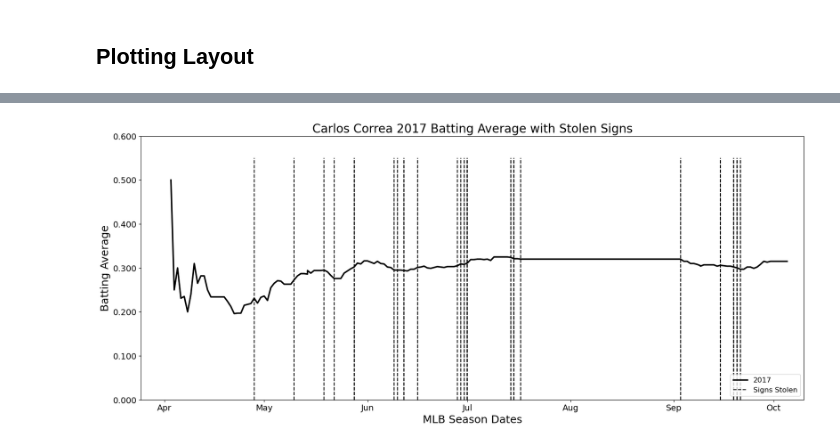
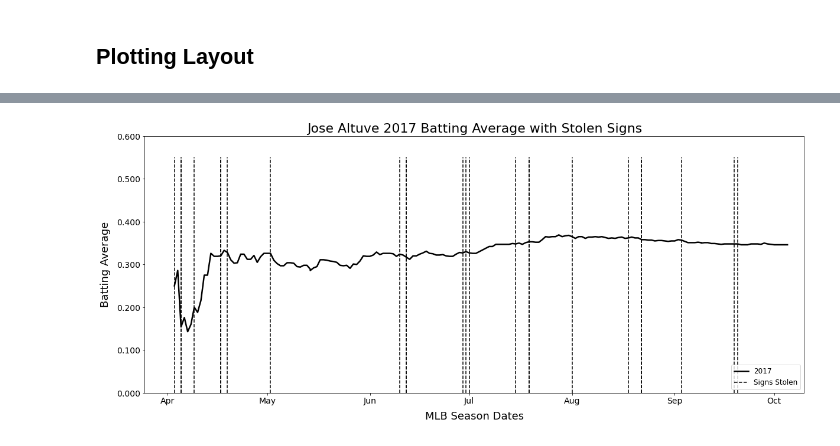
Before and after one commit to iamcalebjones/Benefits-of-Cheating-a-2017-Baseball-Study, a Jupyter notebook: ipynb_files/Plotting.ipynb, the cells around one changed output, grey strips where cells are left out. Drawn from its saved outputs; the diff is of its cells as text; code cells hidden in the pictures.

Commit message:
generated all the needed plots, and looked at ways to quantify success of at bats with signs stolen

```diff
--- a/ipynb_files/Plotting.ipynb
+++ b/ipynb_files/Plotting.ipynb
@@ -92,0 +153,5 @@ Timestamp('1900-03-30 00:00:00')
+# %%
+# test looping through dictionary
+
+for i in batters_to_plot:
+    print(i)
@@ -92,0 +167,5 @@ Timestamp('1900-03-30 00:00:00')
+# %%
+# test looping through dictionary
+
+for i in batters_to_plot:
+    print(batters_to_plot[i])
@@ -93,45 +316,57 @@ Timestamp('1900-03-30 00:00:00')
 # %%
-fig, ax = plt.subplots(figsize = (20, 8))
+# loop for generating plots for each batters 2017 season with stolen signs plotted
 
-# ax.plot(player_batting['DATE'], player_batting['2011 Batting Averages'], label = '2011')
-# ax.plot(player_batting['DATE'], player_batting['2012 Batting Averages'], label = '2012')
-# ax.plot(player_batting['DATE'], player_batting['2013 Batting Averages'], label = '2013')
-# ax.plot(player_batting['DATE'], player_batting['2014 Batting Averages'], label = '2014')
-# ax.plot(player_batting['DATE'], player_batting['2015 Batting Averages'], label = '2015')
-# ax.plot(player_batting['DATE'], player_batting['2016 Batting Averages'], label = '2016')
-ax.plot(player_batting['DATE'], player_batting['2017 Batting Averages'], label = '2017', color='black',  linewidth = 2.5)
+for i in batters_to_plot:
 
-ax.vlines(player_bangs['Better Date'], ymin = 0, ymax = 0.550, ls='--', label = 'Signs Stolen')
+    # import the necessary files and do a last little bit of data manipulating because of how they were saved
+    player_batting = pd.read_csv(batters_to_plot[i])
+    player_batting.fillna(method = 'ffill', inplace=True)
+    player_bangs = bangs[(bangs['batter'] == i) & (bangs['has_bangs'] == 'y')]
 
-#fuck around with getting xticks to be the months only
-locator = mdates.MonthLocator()
-fmt = mdates.DateFormatter('%b')
-X = plt.gca().xaxis
-X.set_major_locator(locator)
-X.set_major_formatter(fmt)
+    better_dates_bangs = pd.to_datetime(player_bangs['DATE'], format='%m-%d')
+    player_bangs.insert(loc=0, column='Better Date', value=better_dates_bangs)
 
-# format the axes
-ax.yaxis.set_major_formatter(FormatStrFormatter('%.3f'))
-plt.xticks(fontsize = 14)
-plt.yticks(fontsize = 14)
+    better_dates = pd.to_datetime(player_batting['DATE'], format='%m-%d')
+    player_batting = player_batting.drop('DATE', axis = 1)
+    player_batting.insert(loc=0, column='DATE', value=better_dates)
 
-d = timedelta(days = 5)
-start_date = min(player_batting['DATE']) - d
-end_date = max(player_batting['DATE']) + d
+    # initialize the plot
+    fig, ax = plt.subplots(figsize = (20, 8))
 
-plt.xlim(start_date, end_date)
-plt.ylim(0, .6)
+    # plot 2017 batting average and stolen signs vlines
+    ax.plot(player_batting['DATE'], player_batting['2017 Batting Averages'], label = '2017', color='black',  linewidth = 2.5)
+    ax.vlines(player_bangs['Better Date'], ymin = 0, ymax = 0.550, ls='--', label = 'Signs Stolen')
 
-player = 'Carlos Correa'
+    # fuck around with getting xticks to be the months only
+    locator = mdates.MonthLocator()
+    fmt = mdates.DateFormatter('%b')
+    X = plt.gca().xaxis
+    X.set_major_locator(locator)
+    X.set_major_formatter(fmt)
 
-ax.legend(loc = 'lower right', fontsize = 12)
-# plt.title(player + " Career Batting Averages", fontsize = 20)
-# plt.title(player + " Career Batting Averages with Stolen Signs", fontsize = 20)
-plt.title(player + " 2017 Batting Average with Stolen Signs", fontsize = 20)
-plt.xlabel("MLB Season Dates", fontsize = 18)
-plt.ylabel('Batting Average', fontsize = 18)
+    # format the axes
+    ax.yaxis.set_major_formatter(FormatStrFormatter('%.3f'))
+    plt.xticks(fontsize = 14)
+    plt.yticks(fontsize = 14)
 
-# plt.savefig('../plots_and_images/correa_2017_batting_averages.png')
-plt.show()
+    # extend x limits by date
+    d = timedelta(days = 5)
+    start_date = min(player_batting['DATE']) - d
+    end_date = max(player_batting['DATE']) + d
+
+    # set plot limits
+    plt.xlim(start_date, end_date)
+    plt.ylim(0, .6)
+
+    # set player variable for file saving stuff
+    player = i
+
+    ax.legend(loc = 'lower right', fontsize = 12)
+    plt.title(player + " 2017 Batting Average with Stolen Signs", fontsize = 22)
+    plt.xlabel("MLB Season Dates", fontsize = 18, labelpad=10)
+    plt.ylabel('Batting Average', fontsize = 18, labelpad=10)
+
+    plt.savefig('../plots_and_images/' + i + '_2017_batting_averages_stolen_signs.png')
+    plt.show()
 # %% [output]
-[figure, old version]
+[figure, new version]
```
Also changed, not shown: parts of 12 cells of this notebook, 31 other files.
